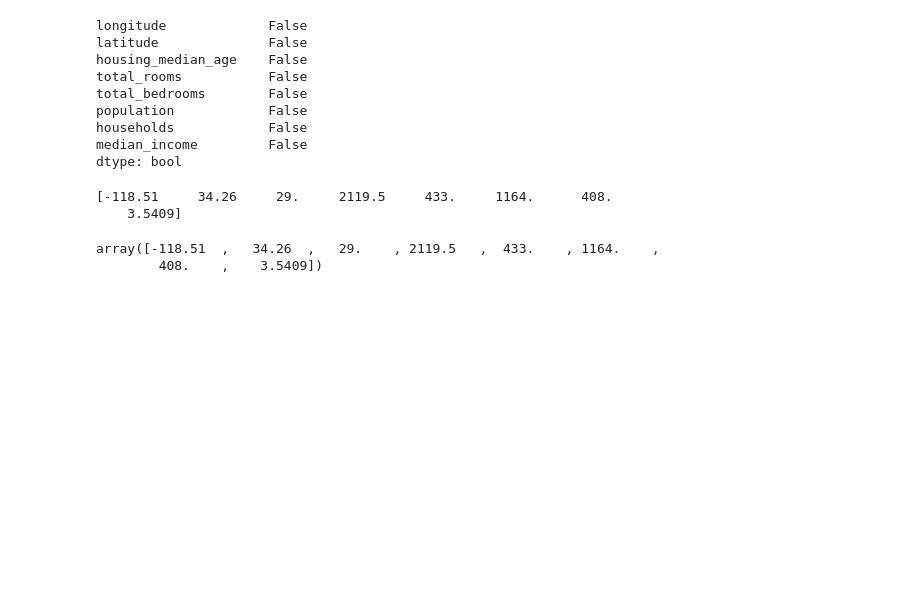
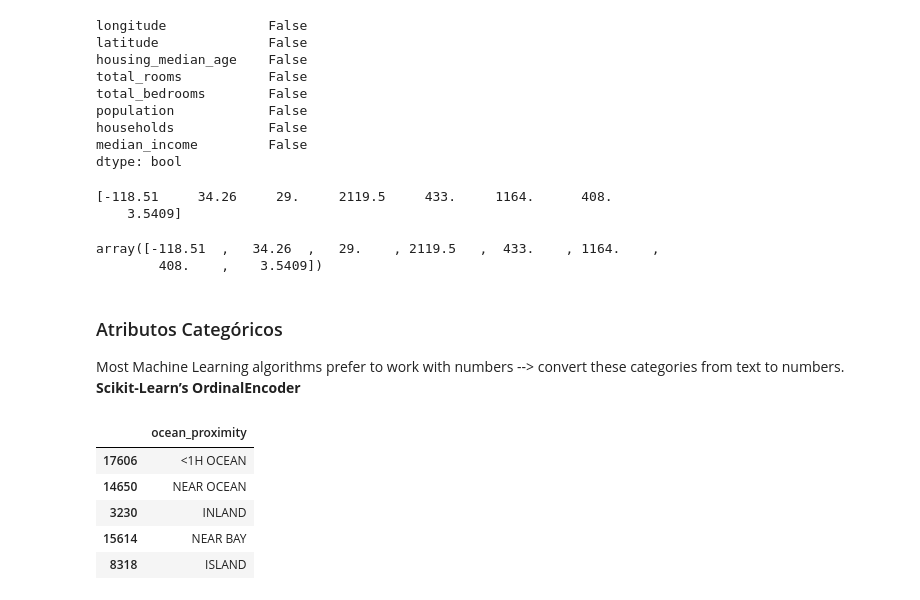
Before and after one commit to DoloresFerrando/data_science, a Jupyter notebook: 2-regresion/Hands On - Cap 2 - Housing.ipynb, the cells around one changed output. Cells and saved outputs as stored; diff of their text form; code cells hidden in the pictures; blank space fills up the shorter version.

Commit message:
2022-02-22 Data Load dataframe from PI ok

```diff
--- a/2-regresion/Hands On - Cap 2 - Housing.ipynb
+++ b/2-regresion/Hands On - Cap 2 - Housing.ipynb
@@ -315,3 +318,17 @@ hs_num.median().values
     3.5409]
 array([-118.51  ,   34.26  ,   29.    , 2119.5   ,  433.    , 1164.    ,
         408.    ,    3.5409])
+# %% [markdown]
+### Atributos Categóricos
+Most Machine Learning algorithms prefer to work with numbers --> convert these categories from text to numbers. **Scikit-Learn’s
+OrdinalEncoder**
+# %%
+# ocean_proximity es categórica
+hs[["ocean_proximity"]].drop_duplicates()
+# %% [output]
+|  | ocean_proximity |
+| 17606 | <1H OCEAN |
+| 14650 | NEAR OCEAN |
+| 3230 | INLAND |
+| 15614 | NEAR BAY |
+| 8318 | ISLAND |
```
Also changed, not shown: parts of 6 cells of this notebook, 1 other file.
